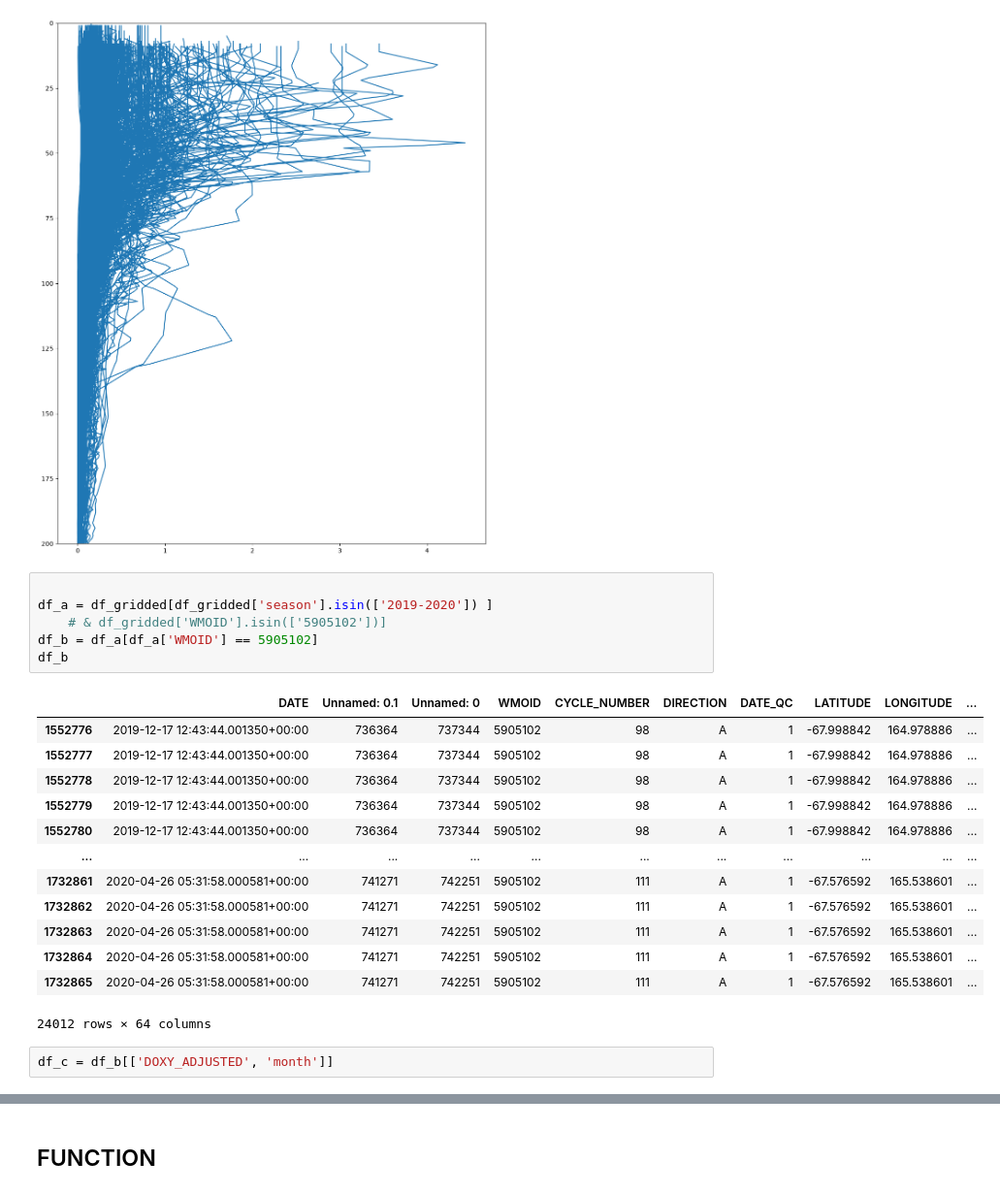
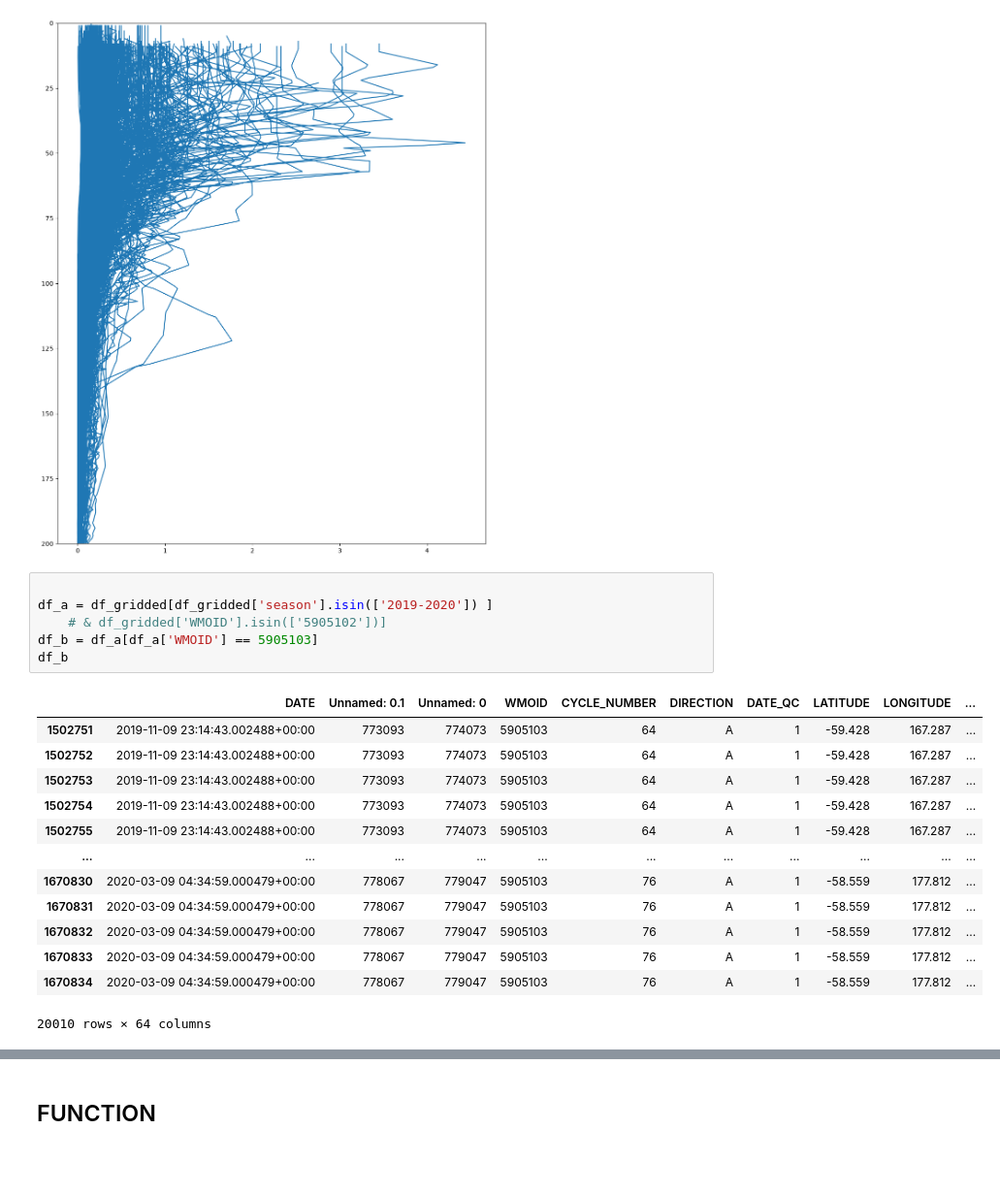
Before and after one commit to Lilah-Asalie/IBIS_Project, a Jupyter notebook: New_Subplots_ProMonths.ipynb, the cells around one changed output, grey strips where cells are left out. Shown at 97% size. Drawn from its saved outputs; the diff is of its cells as text; blank space fills up the shorter version.

```diff
--- a/New_Subplots_ProMonths.ipynb
+++ b/New_Subplots_ProMonths.ipynb
@@ -296,23 +296,21 @@ ax.invert_yaxis()
 # %%
 
 df_a = df_gridded[df_gridded['season'].isin(['2019-2020']) ]
     # & df_gridded['WMOID'].isin(['5905102'])]
-df_b = df_a[df_a['WMOID'] == 5905102]
+df_b = df_a[df_a['WMOID'] == 5905103]
 df_b
 # %% [output]
 |  | DATE | Unnamed: 0.1 | Unnamed: 0 | WMOID | CYCLE_NUMBER | DIRECTION | DATE_QC | LATITUDE | LONGITUDE | ... |
-| 1552776 | 2019-12-17 12:43:44.001350+00:00 | 736364 | 737344 | 5905102 | 98 | A | 1 | -67.998842 | 164.978886 | ... |
-| 1552777 | 2019-12-17 12:43:44.001350+00:00 | 736364 | 737344 | 5905102 | 98 | A | 1 | -67.998842 | 164.978886 | ... |
-| 1552778 | 2019-12-17 12:43:44.001350+00:00 | 736364 | 737344 | 5905102 | 98 | A | 1 | -67.998842 | 164.978886 | ... |
-| 1552779 | 2019-12-17 12:43:44.001350+00:00 | 736364 | 737344 | 5905102 | 98 | A | 1 | -67.998842 | 164.978886 | ... |
-| 1552780 | 2019-12-17 12:43:44.001350+00:00 | 736364 | 737344 | 5905102 | 98 | A | 1 | -67.998842 | 164.978886 | ... |
+| 1502751 | 2019-11-09 23:14:43.002488+00:00 | 773093 | 774073 | 5905103 | 64 | A | 1 | -59.428 | 167.287 | ... |
+| 1502752 | 2019-11-09 23:14:43.002488+00:00 | 773093 | 774073 | 5905103 | 64 | A | 1 | -59.428 | 167.287 | ... |
+| 1502753 | 2019-11-09 23:14:43.002488+00:00 | 773093 | 774073 | 5905103 | 64 | A | 1 | -59.428 | 167.287 | ... |
+| 1502754 | 2019-11-09 23:14:43.002488+00:00 | 773093 | 774073 | 5905103 | 64 | A | 1 | -59.428 | 167.287 | ... |
+| 1502755 | 2019-11-09 23:14:43.002488+00:00 | 773093 | 774073 | 5905103 | 64 | A | 1 | -59.428 | 167.287 | ... |
 | ... | ... | ... | ... | ... | ... | ... | ... | ... | ... | ... |
-| 1732861 | 2020-04-26 05:31:58.000581+00:00 | 741271 | 742251 | 5905102 | 111 | A | 1 | -67.576592 | 165.538601 | ... |
-| 1732862 | 2020-04-26 05:31:58.000581+00:00 | 741271 | 742251 | 5905102 | 111 | A | 1 | -67.576592 | 165.538601 | ... |
-| 1732863 | 2020-04-26 05:31:58.000581+00:00 | 741271 | 742251 | 5905102 | 111 | A | 1 | -67.576592 | 165.538601 | ... |
-| 1732864 | 2020-04-26 05:31:58.000581+00:00 | 741271 | 742251 | 5905102 | 111 | A | 1 | -67.576592 | 165.538601 | ... |
-| 1732865 | 2020-04-26 05:31:58.000581+00:00 | 741271 | 742251 | 5905102 | 111 | A | 1 | -67.576592 | 165.538601 | ... |
+| 1670830 | 2020-03-09 04:34:59.000479+00:00 | 778067 | 779047 | 5905103 | 76 | A | 1 | -58.559 | 177.812 | ... |
+| 1670831 | 2020-03-09 04:34:59.000479+00:00 | 778067 | 779047 | 5905103 | 76 | A | 1 | -58.559 | 177.812 | ... |
+| 1670832 | 2020-03-09 04:34:59.000479+00:00 | 778067 | 779047 | 5905103 | 76 | A | 1 | -58.559 | 177.812 | ... |
+| 1670833 | 2020-03-09 04:34:59.000479+00:00 | 778067 | 779047 | 5905103 | 76 | A | 1 | -58.559 | 177.812 | ... |
+| 1670834 | 2020-03-09 04:34:59.000479+00:00 | 778067 | 779047 | 5905103 | 76 | A | 1 | -58.559 | 177.812 | ... |
-24012 rows × 64 columns
+20010 rows × 64 columns
-# %%
-df_c = df_b[['DOXY_ADJUSTED', 'month']]
 # %%
```
Also changed, not shown: parts of 2 cells of this notebook, 8 other files.
